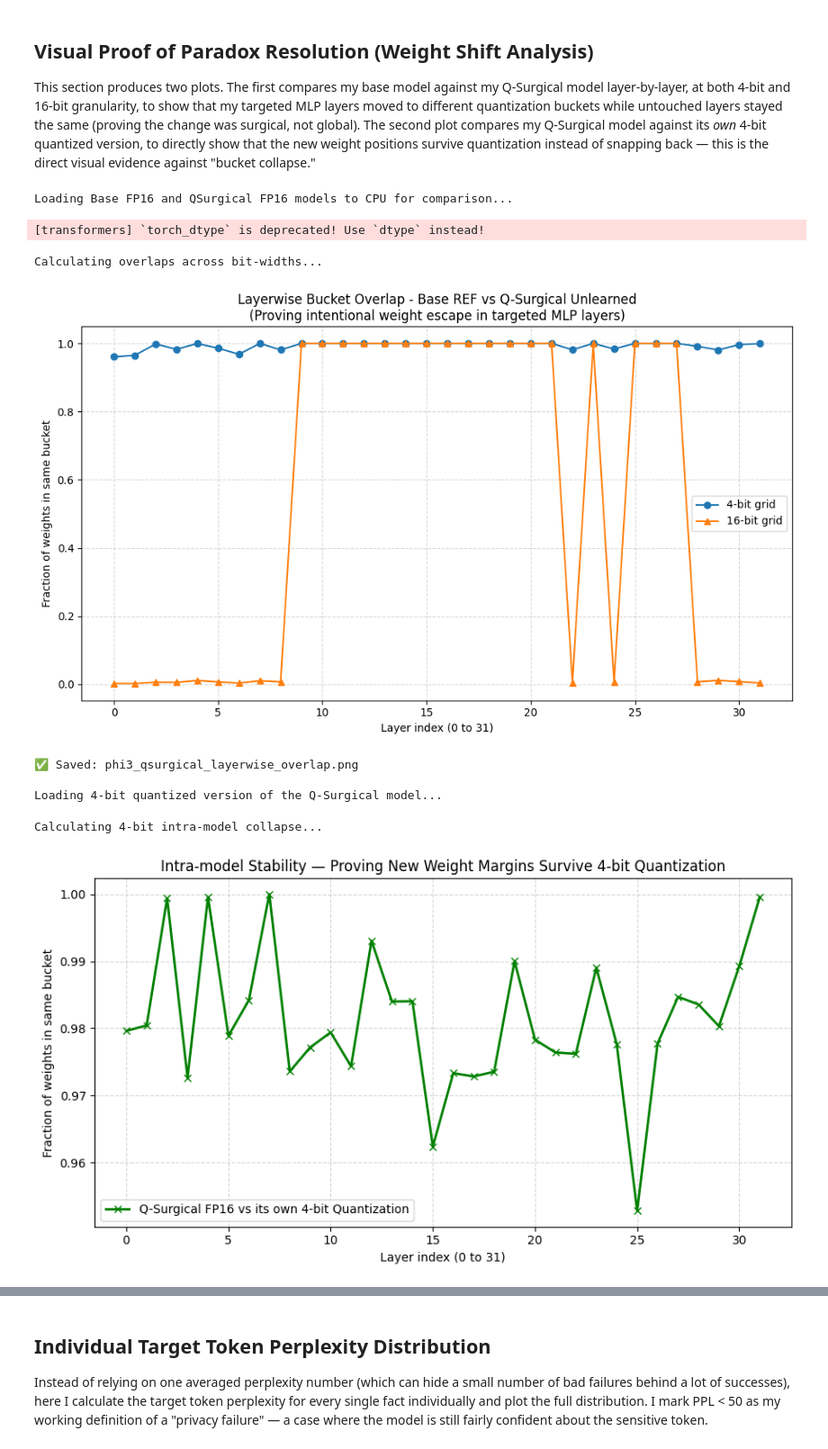
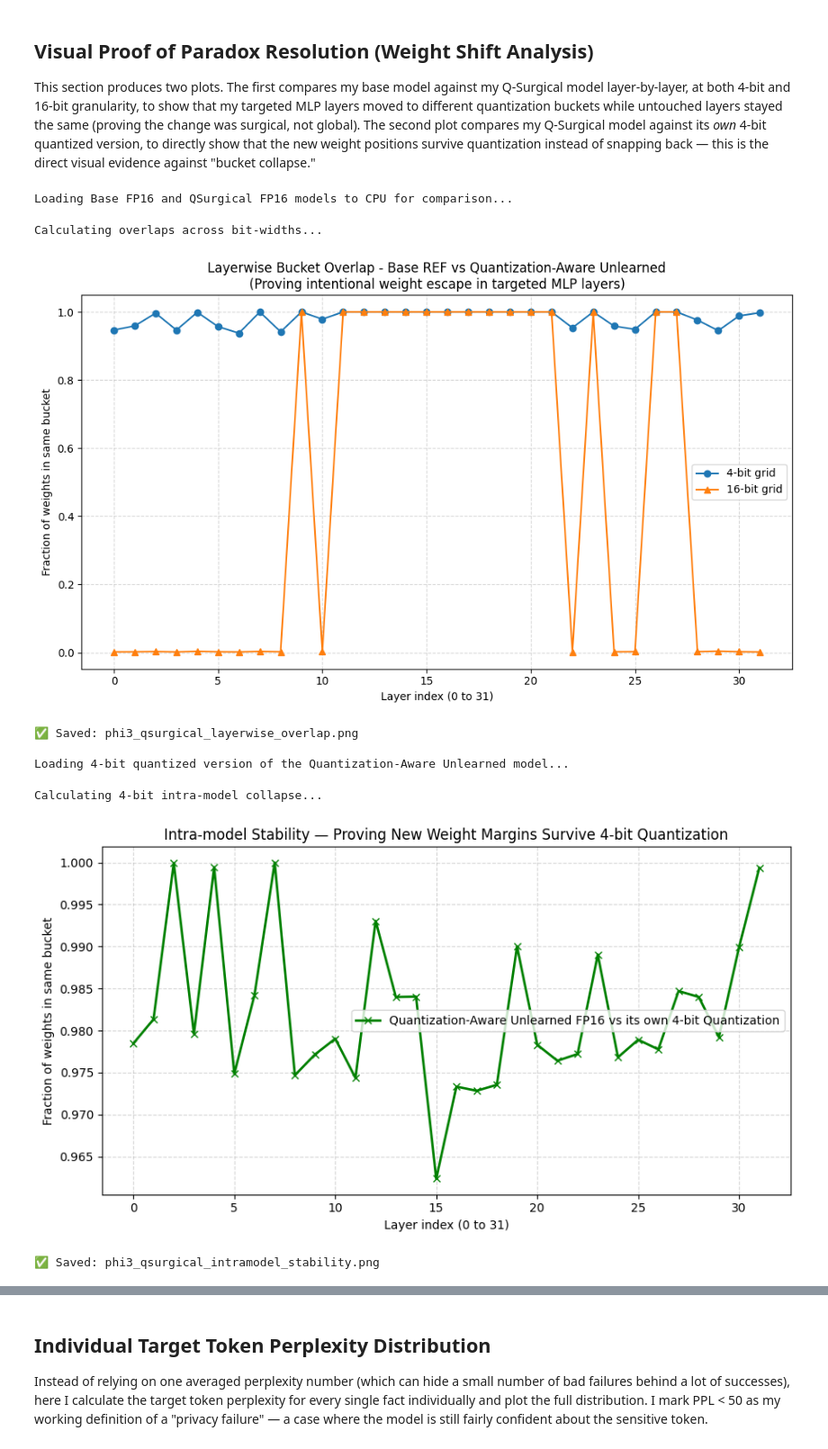
Before and after one commit to lahiru-praveen/quantization-aware-machine-unlearning-slm, a Jupyter notebook: notebooks/14_quantization_survival_test.ipynb, the cells around one changed output, grey strips where cells are left out. Shown at 90% size. Drawn from its saved outputs; the diff is of its cells as text; code cells hidden in the pictures.

```diff
--- a/notebooks/14_quantization_survival_test.ipynb
+++ b/notebooks/14_quantization_survival_test.ipynb
@@ -30,9 +35,9 @@ from torch.utils.data import Dataset, DataLoader
 from tqdm import tqdm
 
 # 1. Paths
-QSURGICAL_MODEL_PATH = "/content/drive/MyDrive/ResearchProject/phi3-bucket-collapse/models/QSurgical_Clustered_FP16"
+QSURGICAL_MODEL_PATH = "/content/drive/MyDrive/ResearchProject/phi3-bucket-collapse/models/QAMU1_FP16"
 FORGET_SET_PATH = "/content/drive/MyDrive/ResearchProject/quantization-aware-machine-unlearning-slm/data/raw/forget_set.csv"
-RETAIN_SET_PATH = "/content/drive/MyDrive/ResearchProject/quantization-aware-machine-unlearning-slm/data/raw/retain_set.csv"
+RETAIN_SET_PATH = "/content/drive/MyDrive/ResearchProject/quantization-aware-machine-unlearning-slm/data/raw/retain_set2.csv"
 TRACED_SET_PATH = "/content/drive/MyDrive/ResearchProject/quantization-aware-machine-unlearning-slm/data/raw/forget_set_traced.csv"
 
 # 2. Load Tokenizer & 4-Bit Model
@@ -81,7 +86,7 @@ def load_data(path, sample_size=None):
     return DataLoader(EvalDataset(texts, tokenizer), batch_size=4)
 
 forget_loader = load_data(FORGET_SET_PATH)
-retain_loader = load_data(RETAIN_SET_PATH, sample_size=800)
+retain_loader = load_data(RETAIN_SET_PATH)
 
 def evaluate_sequence_perplexity(model, dataloader, desc="Evaluating"):
     total_loss = 0.0
@@ -144,7 +149,8 @@ print("\n" + "="*55)
 print("🏆 FINAL 4-BIT Q-SURGICAL EVALUATION METRICS 🏆")
 print("="*55)
 print("🛡️ UTILITY PRESERVATION:")
-print(f"   Sequence Retain Perplexity: {r_seq_ppl:.2f} (Baseline ~10.0-15.0)")
+print(f"   Sequence Retain Perplexity: {r_seq_ppl:.2f}")
+# print(f"   Sequence Retain Perplexity: {r_seq_ppl:.2f} (Baseline ~10.0-15.0)")
 print("-" * 55)
 print("🗑️ PRIVACY EFFICACY:")
 print(f"   Diluted Sequence Forget Perplexity: {f_seq_ppl:.2f}")
@@ -152,23 +158,6 @@ print(f"   Total Isolated Facts Tested: {valid_facts}")
 print(f"   Average Target Token Loss: {target_loss:.4f}")
 print(f"🚨 TRUE TARGET TOKEN PERPLEXITY: {target_ppl:.2f}")
 print("="*55)
-
-# 7. Qualitative Generation Test (Visual Proof)
-print("\n--- Qualitative Generation Test (Visual Proof) ---")
-test_prompt = "The former BBC Radio 1 DJ Tim Westwood"
-inputs = tokenizer(test_prompt, return_tensors="pt").to("cuda")
-
-with torch.no_grad():
-    outputs = model_4bit.generate(
-        **inputs,
-        max_new_tokens=30,
-        temperature=0.7,
-        pad_token_id=tokenizer.eos_token_id
-    )
-
-response = tokenizer.decode(outputs[0], skip_special_tokens=True)
-print(f"Prompt: {test_prompt}")
-print(f"4-Bit Model Output:\n{response}")
 # %% [output]
 Loading Tokenizer...
 Loading Q-Surgical Model in 4-bit (Triggering Quantization)...
@@ -313,15 +466,14 @@ from transformers import AutoModelForCausalLM, BitsAndBytesConfig
 
 # 1. Define Paths
 BASE_FP16_DIR = "/content/drive/MyDrive/ResearchProject/phi3-bucket-collapse/models/target_model_fp16"
-QSURGICAL_FP16_DIR = "/content/drive/MyDrive/ResearchProject/phi3-bucket-collapse/models/QSurgical_Clustered_FP16"
+QSURGICAL_FP16_DIR = "/content/drive/MyDrive/ResearchProject/phi3-bucket-collapse/models/QAMU1_FP16" # "/content/drive/MyDrive/ResearchProject/phi3-bucket-collapse/models/QSurgical_Clustered_FP16"
 
 PROBE_KEYWORD = "down_proj"  # Phi-3 MLP representative weight
 
-
 # PLOT 1: Inter-Model Layerwise Bucket Overlap (Base FP16 vs QSurgical FP16)
 print("Loading Base FP16 and QSurgical FP16 models to CPU for comparison...")
-model_base = AutoModelForCausalLM.from_pretrained(BASE_FP16_DIR, device_map="cpu", torch_dtype=torch.float16)
-model_qsurgical = AutoModelForCausalLM.from_pretrained(QSURGICAL_FP16_DIR, device_map="cpu", torch_dtype=torch.float16)
+model_base = AutoModelForCausalLM.from_pretrained(BASE_FP16_DIR, device_map="cpu", dtype=torch.float16)
+model_qsurgical = AutoModelForCausalLM.from_pretrained(QSURGICAL_FP16_DIR, device_map="cpu", dtype=torch.float16)
 
 bit_widths = [4, 16]
 layer_data = {}
@@ -355,7 +507,7 @@ for bw in bit_widths:
         marker_style = 'o' if bw == 4 else ('s' if bw == 8 else '^')
         plt.plot(l_sorted, o_sorted, marker=marker_style, label=f'{bw}-bit grid')
 
-plt.title('Layerwise Bucket Overlap - Base REF vs Q-Surgical Unlearned\n(Proving intentional weight escape in targeted MLP layers)')
+plt.title('Layerwise Bucket Overlap - Base REF vs Quantization-Aware Unlearned\n(Proving intentional weight escape in targeted MLP layers)')
 plt.xlabel('Layer index (0 to 31)')
 plt.ylabel('Fraction of weights in same bucket')
 # Let the y-axis auto-scale to show the depth of the surgical dip
@@ -371,7 +523,7 @@ del model_base
 gc.collect()
 
 # PLOT 2: Intra-Model Collapse Stability (QSurgical FP16 vs QSurgical 4-bit)
-print("\nLoading 4-bit quantized version of the Q-Surgical model...")
+print("\nLoading 4-bit quantized version of the Quantization-Aware Unlearned model...")
 bnb_config_4bit = BitsAndBytesConfig(
     load_in_4bit=True,
     bnb_4bit_use_double_quant=False,
@@ -394,39 +546,39 @@ for name, ov in intra_layer_data.items():
     if PROBE_KEYWORD in name and 'weight' in name:
         parts = name.split('.')
         try:
             layers_intra.append(int(parts[2]))
             overlaps_intra.append(ov)
         except (IndexError, ValueError):
             pass
 
 if layers_intra:
     pairs = sorted(zip(layers_intra, overlaps_intra))
     l_s, o_s = zip(*pairs)
 
     plt.figure(figsize=(9, 5))
-    plt.plot(l_s, o_s, marker='x', color='green', linewidth=2, label='Q-Surgical FP16 vs its own 4-bit Quantization')
+    plt.plot(l_s, o_s, marker='x', color='green', linewidth=2, label='Quantization-Aware Unlearned FP16 vs its own 4-bit Quantization')
     plt.title('Intra-model Stability — Proving New Weight Margins Survive 4-bit Quantization')
     plt.xlabel('Layer index (0 to 31)')
     plt.ylabel('Fraction of weights in same bucket')
     plt.grid(True, linestyle='--', alpha=0.5)
     plt.legend()
     plt.tight_layout()
     plt.savefig('phi3_qsurgical_intramodel_stability.png', dpi=150)
     plt.show()
     print("✅ Saved: phi3_qsurgical_intramodel_stability.png")
 
 # Final Cleanup
 del model_qsurgical
 del model_qsurgical_4bit
 gc.collect()
 torch.cuda.empty_cache()
 # %% [output]
 Loading Base FP16 and QSurgical FP16 models to CPU for comparison...
-[transformers] `torch_dtype` is deprecated! Use `dtype` instead!
+Calculating overlaps across bit-widths...
+[figure, new version]
-Calculating overlaps across bit-widths...
+✅ Saved: phi3_qsurgical_layerwise_overlap.png
+
+Loading 4-bit quantized version of the Quantization-Aware Unlearned model...
-[figure, old version]
-✅ Saved: phi3_qsurgical_layerwise_overlap.png
-
-Loading 4-bit quantized version of the Q-Surgical model...
+Calculating 4-bit intra-model collapse...
+[figure, new version]
-Calculating 4-bit intra-model collapse...
+✅ Saved: phi3_qsurgical_intramodel_stability.png
-[figure, old version]
```
Also changed, not shown: parts of 19 cells of this notebook, 38 other files.
